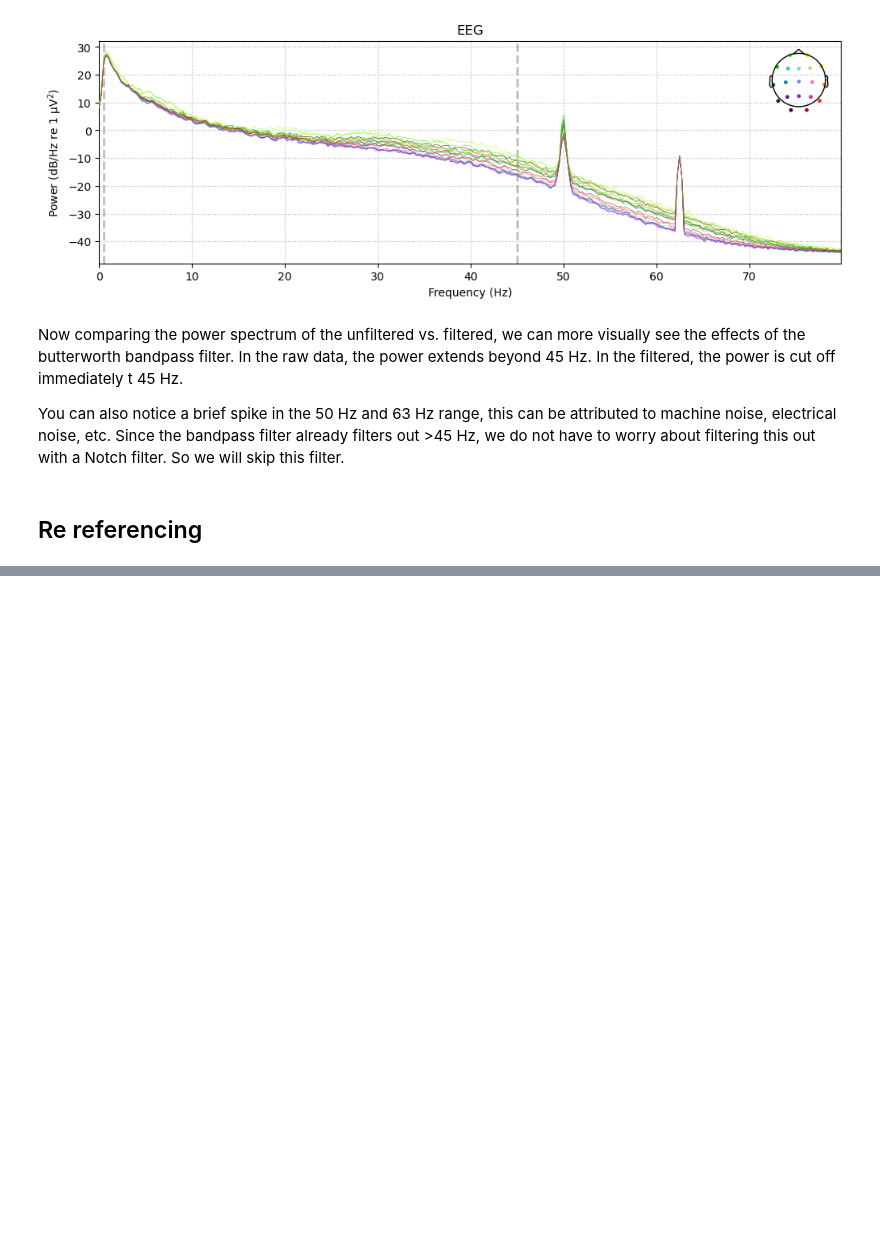
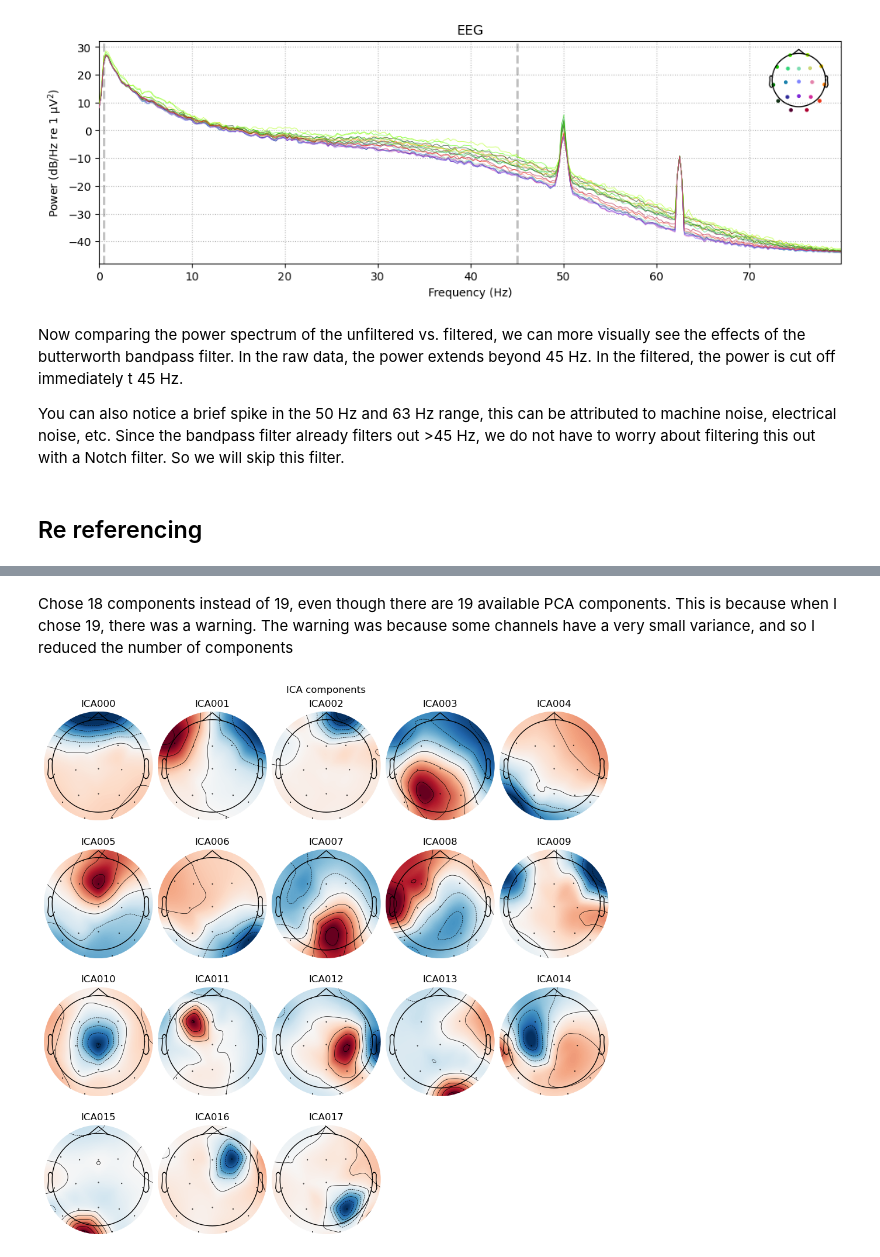
Before and after one commit to LasyaYadlapati/resting-state-eeg-analysis, a Jupyter notebook: filter.ipynb, the cells around one changed output, grey strips where cells are left out. Saved outputs shown, nothing was run; the diff lists cells and outputs as text; code cells hidden in the pictures; blank space fills up the shorter version.

Commit message:
update filter, added ICA

```diff
--- a/filter.ipynb
+++ b/filter.ipynb
@@ -80,0 +82,3 @@ You can also notice a brief spike in the 50 Hz and 63 Hz range, this can be attr
+# %%
+raw_ref = raw_filtered.copy()
+raw_ref.set_eeg_reference('average')
@@ -80,0 +109,8 @@ You can also notice a brief spike in the 50 Hz and 63 Hz range, this can be attr
+# %%
+ica = ICA(
+    n_components=18,
+    random_state=97,
+    max_iter="auto"
+)
+
+ica.fit(raw_ref)
@@ -80,0 +125,6 @@ You can also notice a brief spike in the 50 Hz and 63 Hz range, this can be attr
+# %% [markdown]
+Chose 18 components instead of 19, even though there are 19 available PCA components. This is because when I chose 19, there was a warning. The warning was because some channels have a very small variance, and so I reduced the number of components
+# %%
+ica.plot_components();
+# %% [output]
+[figure, added]
```
Also changed, not shown: parts of 16 cells of this notebook.
